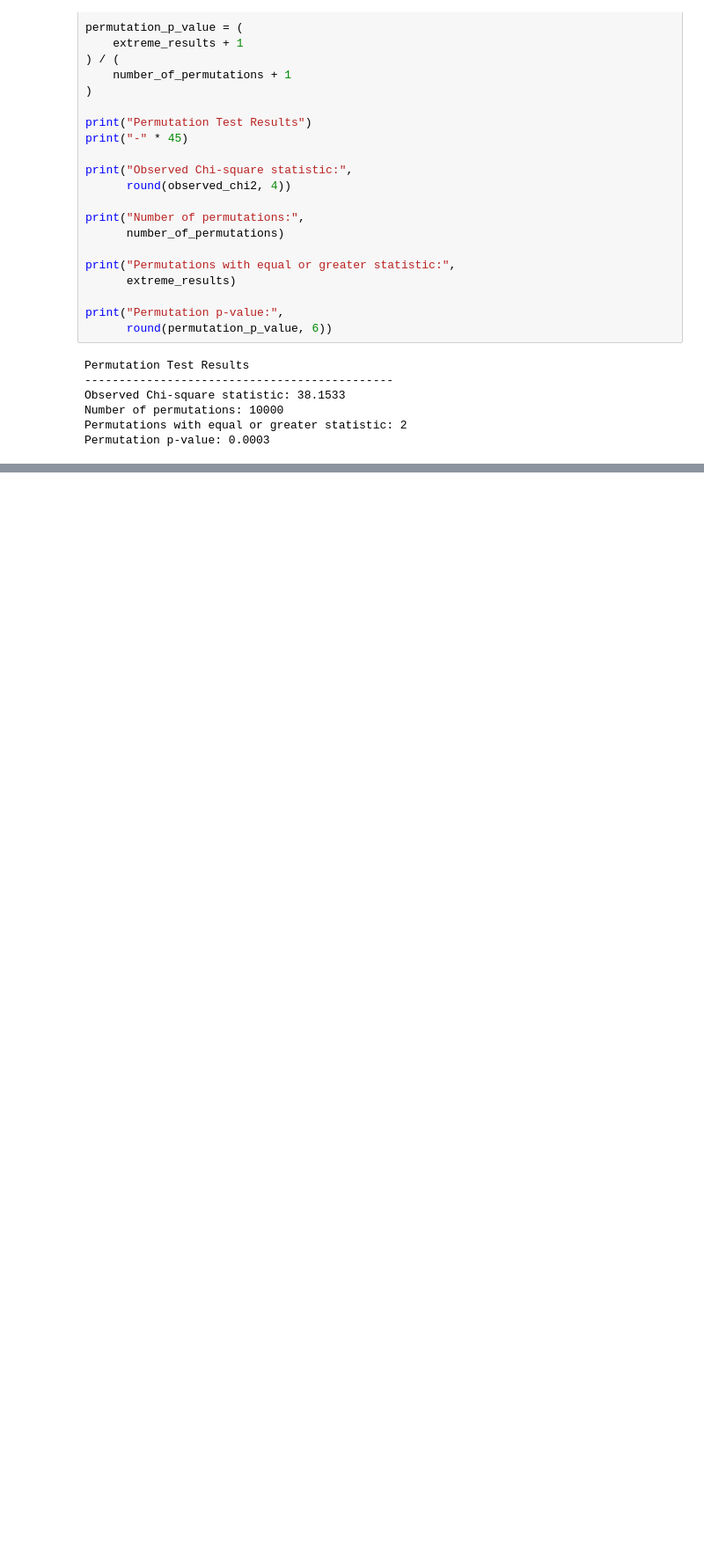
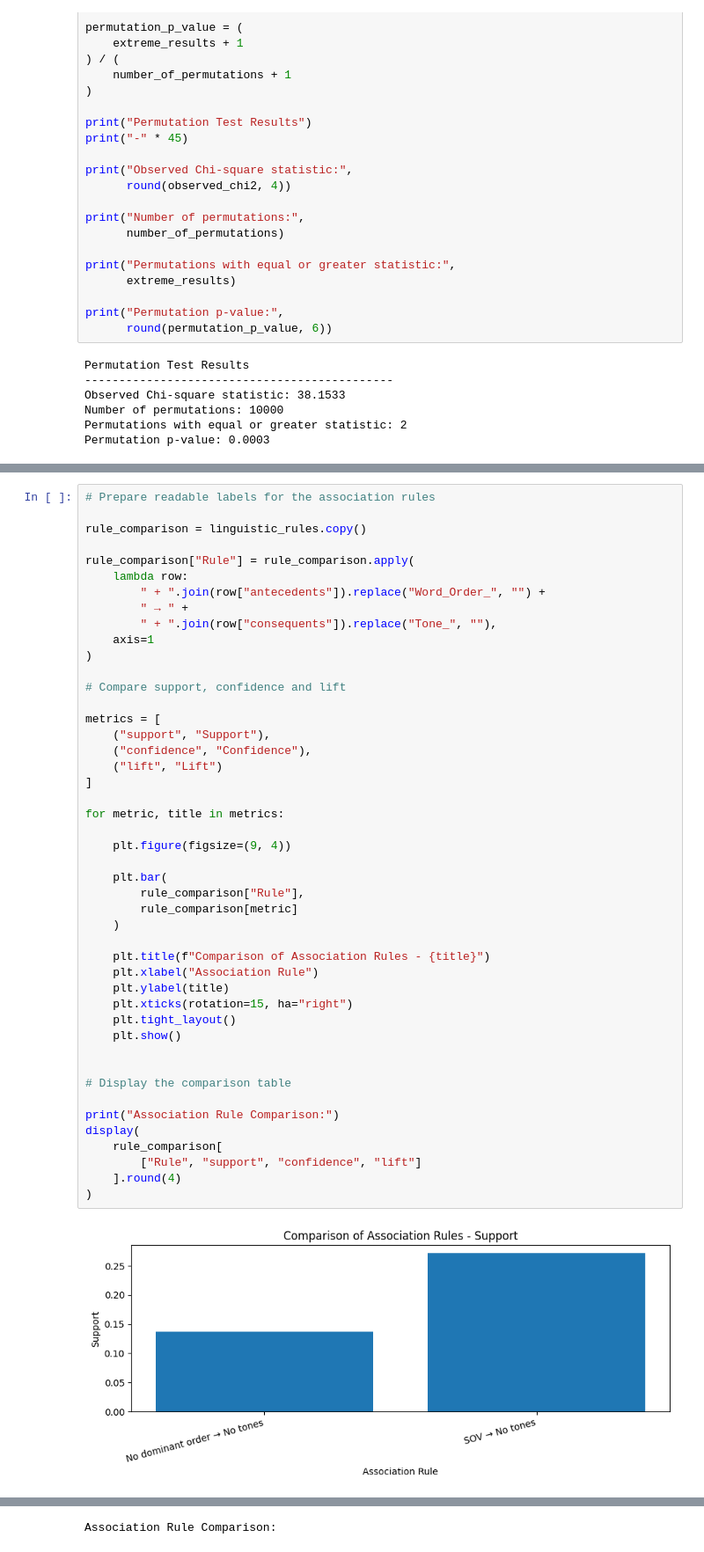
Before and after one commit to Rani-Wheeza/wals-linguistic-association-analysis, a Jupyter notebook: notebooks/01_wals_data_understanding.ipynb, the cells around one changed output, grey strips where cells are left out. Shown at 88% size. Cells and saved outputs as stored; diff of their text form; blank space fills up the shorter version.

```diff
--- a/notebooks/01_wals_data_understanding.ipynb
+++ b/notebooks/01_wals_data_understanding.ipynb
@@ -1571,0 +1841,48 @@ Permutation p-value: 0.0003
+# %%
+# Prepare readable labels for the association rules
+
+rule_comparison = linguistic_rules.copy()
+
+rule_comparison["Rule"] = rule_comparison.apply(
+    lambda row:
+        " + ".join(row["antecedents"]).replace("Word_Order_", "") +
+        " → " +
+        " + ".join(row["consequents"]).replace("Tone_", ""),
+    axis=1
+)
+
+# Compare support, confidence and lift
+
+metrics = [
+    ("support", "Support"),
+    ("confidence", "Confidence"),
+    ("lift", "Lift")
+]
+
+for metric, title in metrics:
+
+    plt.figure(figsize=(9, 4))
+
+    plt.bar(
+        rule_comparison["Rule"],
+        rule_comparison[metric]
+    )
+
+    plt.title(f"Comparison of Association Rules - {title}")
+    plt.xlabel("Association Rule")
+    plt.ylabel(title)
+    plt.xticks(rotation=15, ha="right")
+    plt.tight_layout()
+    plt.show()
+
+
+# Display the comparison table
+
+print("Association Rule Comparison:")
+display(
+    rule_comparison[
+        ["Rule", "support", "confidence", "lift"]
+    ].round(4)
+)
+# %% [output]
+[figure, added]
@@ -1571,0 +1891 @@ Permutation p-value: 0.0003
+Association Rule Comparison:
```
Also changed, not shown: parts of 39 cells of this notebook.
